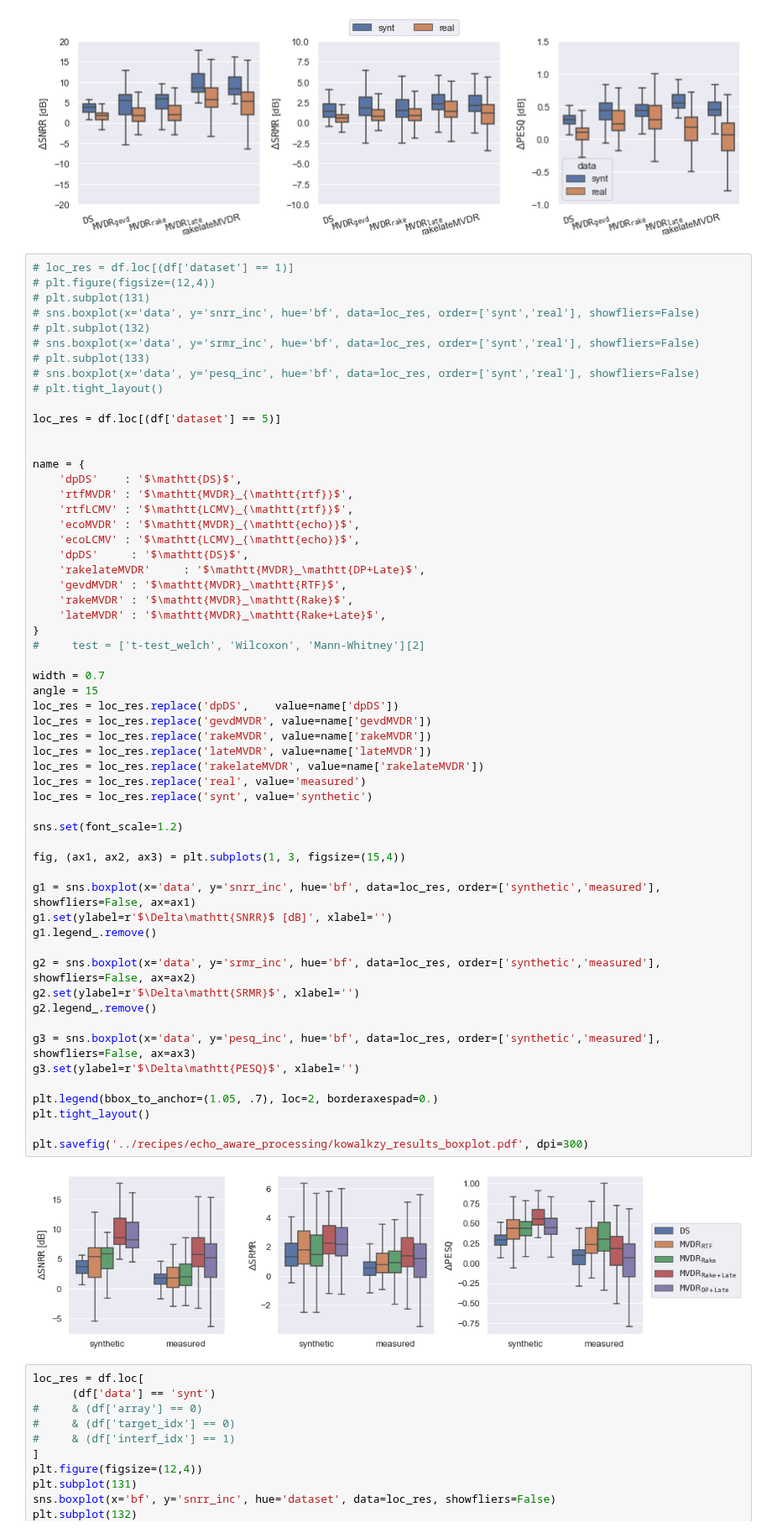
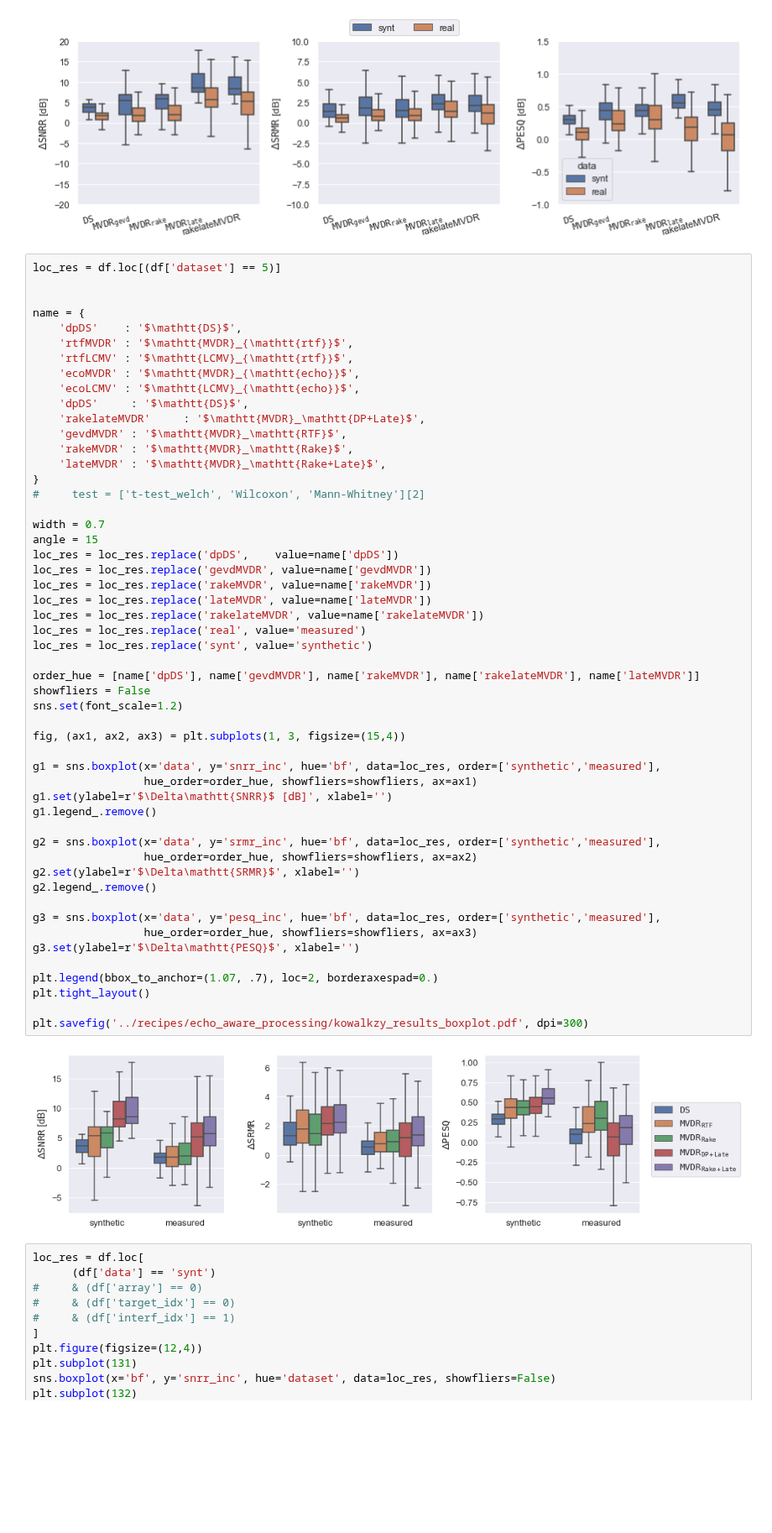
Before and after one commit to Chutlhu/dEchorate, a Jupyter notebook: notebooks/Echo aware Beamforming - results for journal.ipynb, the cells around one changed output. Shown at 84% size. Drawn from its saved outputs; the diff is of its cells as text; blank space fills up the shorter version.

```diff
--- a/notebooks/Echo aware Beamforming - results for journal.ipynb
+++ b/notebooks/Echo aware Beamforming - results for journal.ipynb
@@ -257,16 +257,6 @@ boxplot_performance(loc_res, plot_for = ['snrr_srmr_pesq'])
 [figure]
 [figure]
 # %%
-# loc_res = df.loc[(df['dataset'] == 1)]
-# plt.figure(figsize=(12,4))
-# plt.subplot(131)
-# sns.boxplot(x='data', y='snrr_inc', hue='bf', data=loc_res, order=['synt','real'], showfliers=False)
-# plt.subplot(132)
-# sns.boxplot(x='data', y='srmr_inc', hue='bf', data=loc_res, order=['synt','real'], showfliers=False)
-# plt.subplot(133)
-# sns.boxplot(x='data', y='pesq_inc', hue='bf', data=loc_res, order=['synt','real'], showfliers=False)
-# plt.tight_layout()
-
 loc_res = df.loc[(df['dataset'] == 5)]
 
 
@@ -283,38 +273,43 @@ name = {
     'lateMVDR' : '$\mathtt{MVDR}_\mathtt{Rake+Late}$',
 }
 #     test = ['t-test_welch', 'Wilcoxon', 'Mann-Whitney'][2]
 
 width = 0.7
 angle = 15
 loc_res = loc_res.replace('dpDS',    value=name['dpDS'])
 loc_res = loc_res.replace('gevdMVDR', value=name['gevdMVDR'])
 loc_res = loc_res.replace('rakeMVDR', value=name['rakeMVDR'])
 loc_res = loc_res.replace('lateMVDR', value=name['lateMVDR'])
 loc_res = loc_res.replace('rakelateMVDR', value=name['rakelateMVDR'])
 loc_res = loc_res.replace('real', value='measured')
 loc_res = loc_res.replace('synt', value='synthetic')
 
+order_hue = [name['dpDS'], name['gevdMVDR'], name['rakeMVDR'], name['rakelateMVDR'], name['lateMVDR']]
+showfliers = False
 sns.set(font_scale=1.2)
 
 fig, (ax1, ax2, ax3) = plt.subplots(1, 3, figsize=(15,4))
 
-g1 = sns.boxplot(x='data', y='snrr_inc', hue='bf', data=loc_res, order=['synthetic','measured'], showfliers=False, ax=ax1)
+g1 = sns.boxplot(x='data', y='snrr_inc', hue='bf', data=loc_res, order=['synthetic','measured'],
+                 hue_order=order_hue, showfliers=showfliers, ax=ax1)
 g1.set(ylabel=r'$\Delta\mathtt{SNRR}$ [dB]', xlabel='')
 g1.legend_.remove()
 
-g2 = sns.boxplot(x='data', y='srmr_inc', hue='bf', data=loc_res, order=['synthetic','measured'], showfliers=False, ax=ax2)
+g2 = sns.boxplot(x='data', y='srmr_inc', hue='bf', data=loc_res, order=['synthetic','measured'],
+                 hue_order=order_hue, showfliers=showfliers, ax=ax2)
 g2.set(ylabel=r'$\Delta\mathtt{SRMR}$', xlabel='')
 g2.legend_.remove()
 
-g3 = sns.boxplot(x='data', y='pesq_inc', hue='bf', data=loc_res, order=['synthetic','measured'], showfliers=False, ax=ax3)
+g3 = sns.boxplot(x='data', y='pesq_inc', hue='bf', data=loc_res, order=['synthetic','measured'],
+                 hue_order=order_hue, showfliers=showfliers, ax=ax3)
 g3.set(ylabel=r'$\Delta\mathtt{PESQ}$', xlabel='')
 
-plt.legend(bbox_to_anchor=(1.05, .7), loc=2, borderaxespad=0.)
+plt.legend(bbox_to_anchor=(1.07, .7), loc=2, borderaxespad=0.)
 plt.tight_layout()
 
 plt.savefig('../recipes/echo_aware_processing/kowalkzy_results_boxplot.pdf', dpi=300)
 # %% [output]
-[figure, old version]
+[figure, new version]
 # %%
 loc_res = df.loc[
       (df['data'] == 'synt')
```
Also changed, not shown: 3 other files.
